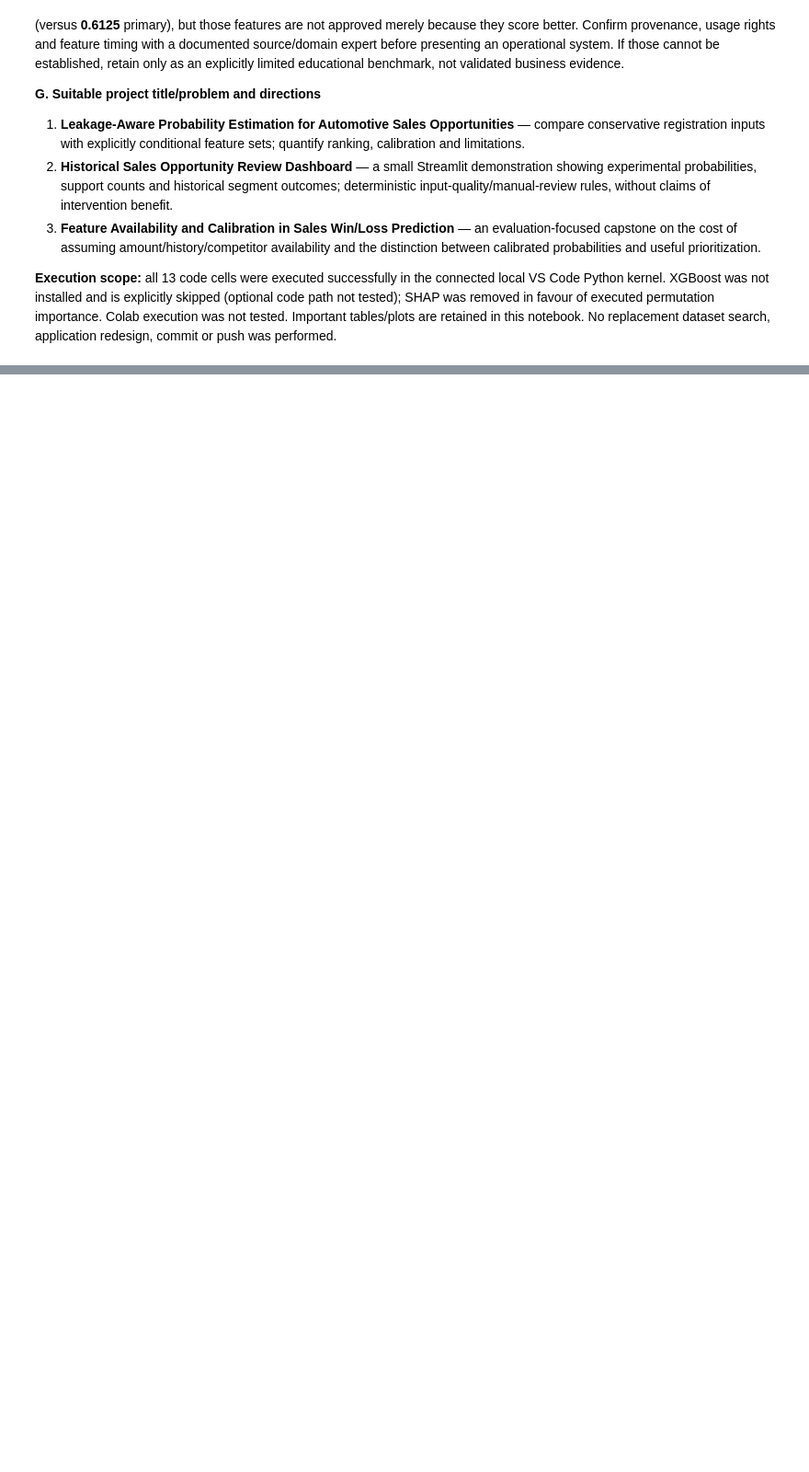
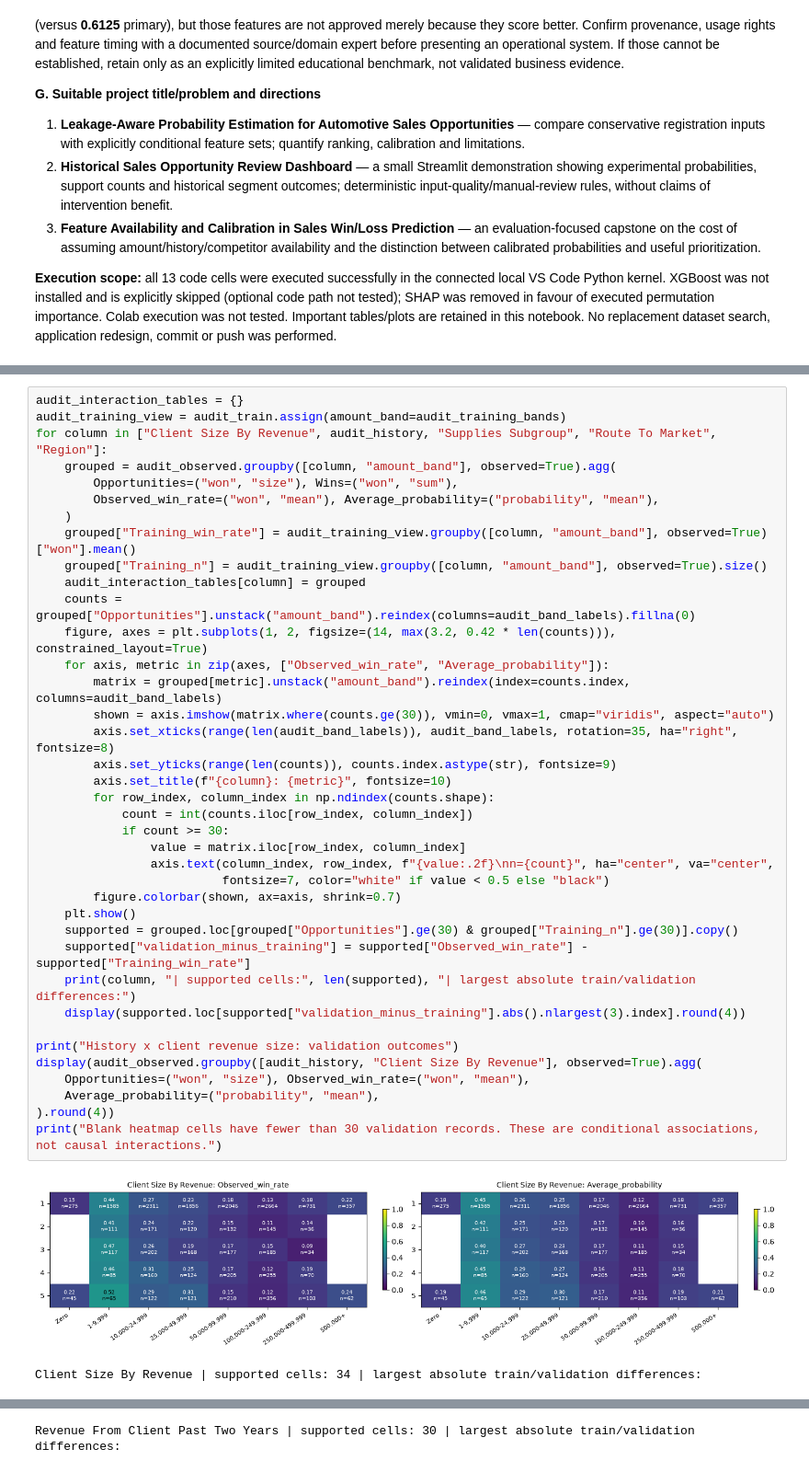
Before and after one commit to emmanuel-mukira/Opportunity-scoring-ISproject, a Jupyter notebook: notebooks/IBM_Watson_dataset.ipynb, the cells around one changed output, grey strips where cells are left out. Shown at 92% size. Cells and saved outputs as stored; diff of their text form; blank space fills up the shorter version.

Commit message:
Finalize dataset selection and predictive decision-support direction

```diff
--- a/notebooks/IBM_Watson_dataset.ipynb
+++ b/notebooks/IBM_Watson_dataset.ipynb
@@ -782,0 +1161,41 @@ For a clearly labelled **academic historical-data demonstration**, yes within su
+# %%
+audit_interaction_tables = {}
+audit_training_view = audit_train.assign(amount_band=audit_training_bands)
+for column in ["Client Size By Revenue", audit_history, "Supplies Subgroup", "Route To Market", "Region"]:
+    grouped = audit_observed.groupby([column, "amount_band"], observed=True).agg(
+        Opportunities=("won", "size"), Wins=("won", "sum"),
+        Observed_win_rate=("won", "mean"), Average_probability=("probability", "mean"),
+    )
+    grouped["Training_win_rate"] = audit_training_view.groupby([column, "amount_band"], observed=True)["won"].mean()
+    grouped["Training_n"] = audit_training_view.groupby([column, "amount_band"], observed=True).size()
+    audit_interaction_tables[column] = grouped
+    counts = grouped["Opportunities"].unstack("amount_band").reindex(columns=audit_band_labels).fillna(0)
+    figure, axes = plt.subplots(1, 2, figsize=(14, max(3.2, 0.42 * len(counts))), constrained_layout=True)
+    for axis, metric in zip(axes, ["Observed_win_rate", "Average_probability"]):
+        matrix = grouped[metric].unstack("amount_band").reindex(index=counts.index, columns=audit_band_labels)
+        shown = axis.imshow(matrix.where(counts.ge(30)), vmin=0, vmax=1, cmap="viridis", aspect="auto")
+        axis.set_xticks(range(len(audit_band_labels)), audit_band_labels, rotation=35, ha="right", fontsize=8)
+        axis.set_yticks(range(len(counts)), counts.index.astype(str), fontsize=9)
+        axis.set_title(f"{column}: {metric}", fontsize=10)
+        for row_index, column_index in np.ndindex(counts.shape):
+            count = int(counts.iloc[row_index, column_index])
+            if count >= 30:
+                value = matrix.iloc[row_index, column_index]
+                axis.text(column_index, row_index, f"{value:.2f}\nn={count}", ha="center", va="center",
+                          fontsize=7, color="white" if value < 0.5 else "black")
+        figure.colorbar(shown, ax=axis, shrink=0.7)
+    plt.show()
+    supported = grouped.loc[grouped["Opportunities"].ge(30) & grouped["Training_n"].ge(30)].copy()
+    supported["validation_minus_training"] = supported["Observed_win_rate"] - supported["Training_win_rate"]
+    print(column, "| supported cells:", len(supported), "| largest absolute train/validation differences:")
+    display(supported.loc[supported["validation_minus_training"].abs().nlargest(3).index].round(4))
+
+print("History x client revenue size: validation outcomes")
+display(audit_observed.groupby([audit_history, "Client Size By Revenue"], observed=True).agg(
+    Opportunities=("won", "size"), Observed_win_rate=("won", "mean"),
+    Average_probability=("probability", "mean"),
+).round(4))
+print("Blank heatmap cells have fewer than 30 validation records. These are conditional associations, not causal interactions.")
+# %% [output]
+[figure, added]
+Client Size By Revenue | supported cells: 34 | largest absolute train/validation differences:
@@ -782,0 +1208 @@ For a clearly labelled **academic historical-data demonstration**, yes within su
+Revenue From Client Past Two Years | supported cells: 30 | largest absolute train/validation differences:
```
Also changed, not shown: parts of 21 cells of this notebook, 1 other file.
